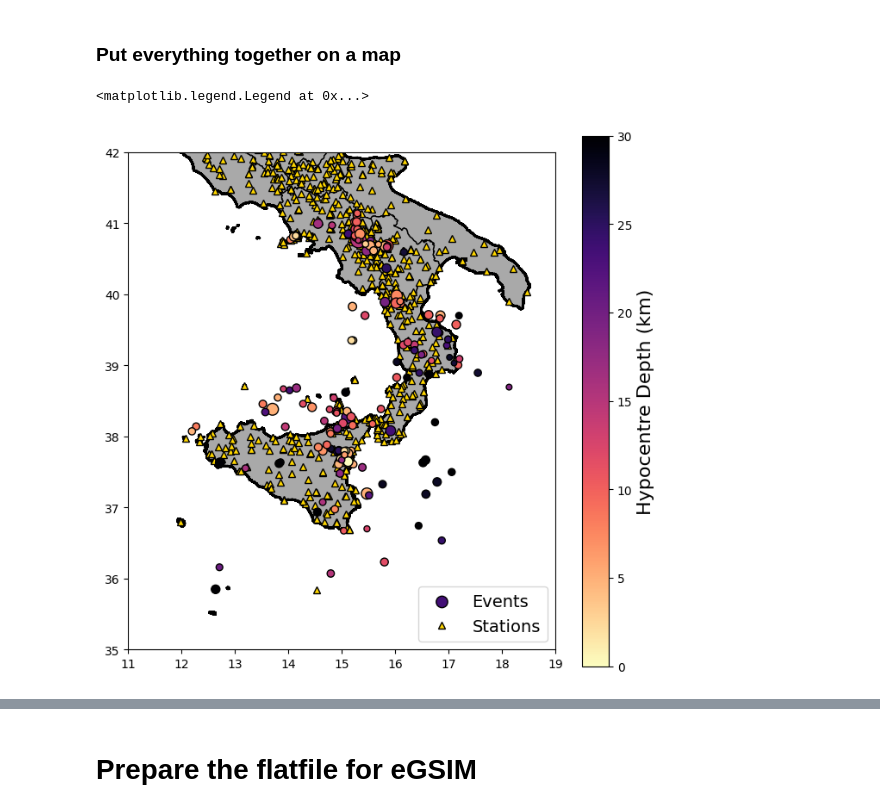
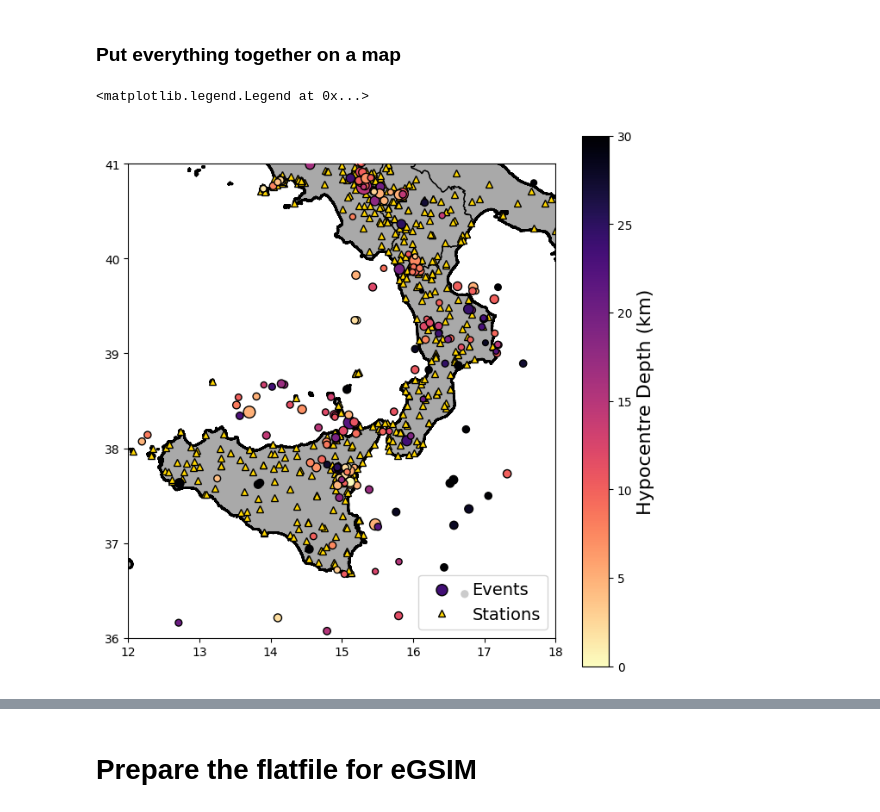
Before and after one commit to earthquake-ground-motion/GEOINQUIRE-Messina-2026, a Jupyter notebook: notebooks/ESM and eGSIM - Data Download and Flatfile Preparation.ipynb, the cells around one changed output, grey strips where cells are left out. Saved outputs shown, nothing was run; the diff lists cells and outputs as text; code cells hidden in the pictures.

```diff
--- a/notebooks/ESM and eGSIM - Data Download and Flatfile Preparation.ipynb
+++ b/notebooks/ESM and eGSIM - Data Download and Flatfile Preparation.ipynb
@@ -163,11 +184,11 @@ def build_source_information_table(catalogue: obspy.core.event.catalog.Catalog)
         pref_mag = event.preferred_magnitude()
         pref_foc_mech = event.preferred_focal_mechanism()
         event_source = {
-            "event_id": event_id,
-            "event_datetime": str(pref_origin.time).replace("Z", ""),
-            "event_longitude": pref_origin.longitude,
-            "event_latitude": pref_origin.latitude,
-            "event_depth": pref_origin.depth,
+            "evt_id": event_id,
+            "evt_datetime": str(pref_origin.time).replace("Z", ""),
+            "evt_longitude": pref_origin.longitude,
+            "evt_latitude": pref_origin.latitude,
+            "evt_depth": pref_origin.depth,
             "origin_author": pref_origin.creation_info.author,
             "mag": pref_mag.mag,
             "mag_type": pref_mag.magnitude_type,
@@ -198,7 +219,7 @@ def build_source_information_table(catalogue: obspy.core.event.catalog.Catalog)
                     event_source["rake_2"] = npls.nodal_plane_2.rake
         source_info[event_id] = pd.Series(event_source)
     source_table = pd.DataFrame(source_info).T
-    source_table.sort_values("event_datetime", inplace=True)
+    source_table.sort_values("evt_datetime", inplace=True)
     return source_table
 # %%
 source_table = build_source_information_table(event_catalogue)
@@ -250,11 +271,11 @@ ESM_FDSN_STATION_URL = "https://esm-db.eu/fdsnws/station/1/query?"
 
 # Set the configurable properties
 station_query_config = {
-    "level": "channel",  # Separate out by channel (separate entries for co-located strong and weak motion!)
-    "minlatitude": s - 2.0, # Extend the search area by 2 degrees in every direction
-    "maxlatitude": n + 2.0,
-    "minlongitude": w - 2.0,
-    "maxlongitude": e + 2.0,
+    "level": "station",
+    "minlatitude": s,
+    "maxlatitude": n,
+    "minlongitude": w,
+    "maxlongitude": e,
     "channel": "HN*,HH*,HG*",
     "format": "text"
 }
@@ -290,20 +311,20 @@ stations
 # %%
 fig, ax = plt.subplots(1, 1, figsize=(8,8))
 ax = ita1.plot(color="darkgrey", edgecolor="k", lw=1.0,ax=ax)
 ax = ita0.plot(color="None", lw=2, ax=ax)
-cax = ax.scatter(source_table["event_longitude"], source_table["event_latitude"],
-                 c=source_table["event_depth"].to_numpy(), s=0.5 * source_table["mag"].to_numpy().astype(float) ** 3.0,
+cax = ax.scatter(source_table["evt_longitude"], source_table["evt_latitude"],
+                 c=source_table["evt_depth"].to_numpy(), s=0.5 * source_table["mag"].to_numpy().astype(float) ** 3.0,
                  marker="o", edgecolor="k", cmap="magma_r", norm=Normalize(0.0, 30.0), label="Events", zorder=4)
 unique_stations = stations.drop_duplicates(["network_code", "station_code"], inplace=False)
 ax.plot(unique_stations["station_longitude"], unique_stations["station_latitude"], "^", mec="k", mfc="gold", label="Stations")
-ax.set_xlim(w - 1, e + 1)
-ax.set_ylim(s - 1, n + 1)
+ax.set_xlim(w, e)
+ax.set_ylim(s, n)
 cbar = fig.colorbar(cax)
 cbar.ax.set_ylabel("Hypocentre Depth (km)", fontsize=16)
 ax.legend(loc="lower right", fontsize=14)
 # %% [output]
 <matplotlib.legend.Legend at 0x...>
-[figure, old version]
+[figure, new version]
 # %% [markdown]
 # Download Waveform Data from ESM Event-Data Webservice
 
```
Also changed, not shown: parts of 20 cells of this notebook, 7 other files.
